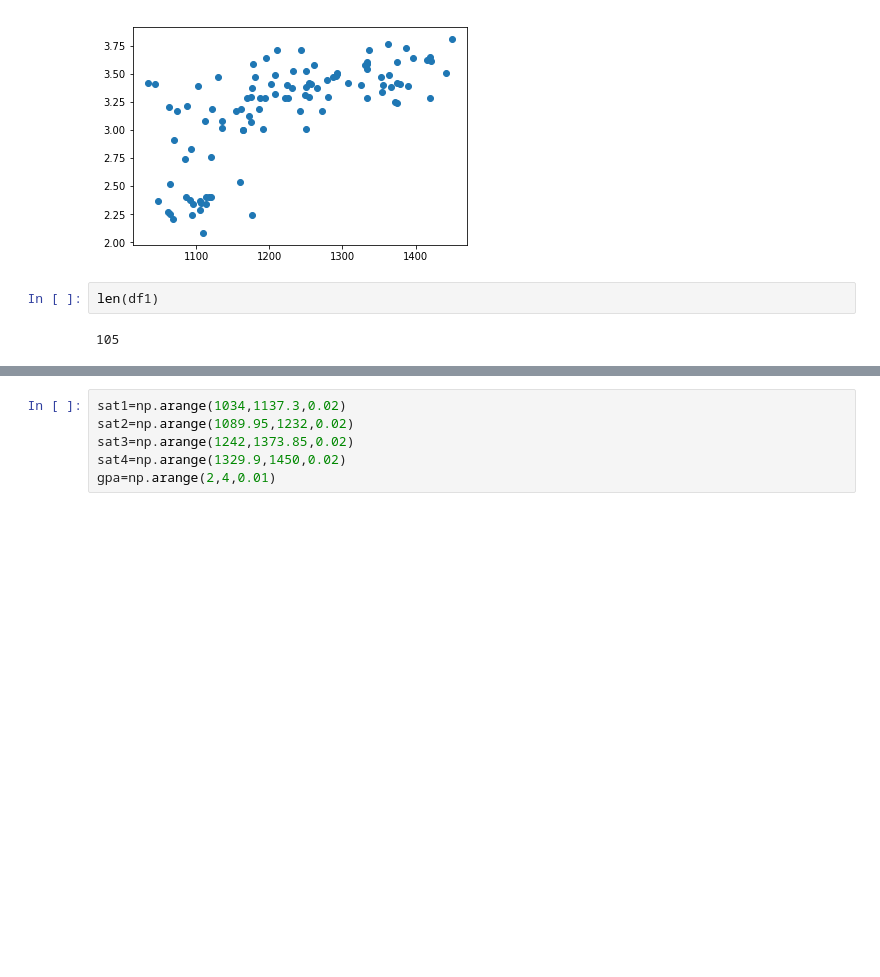
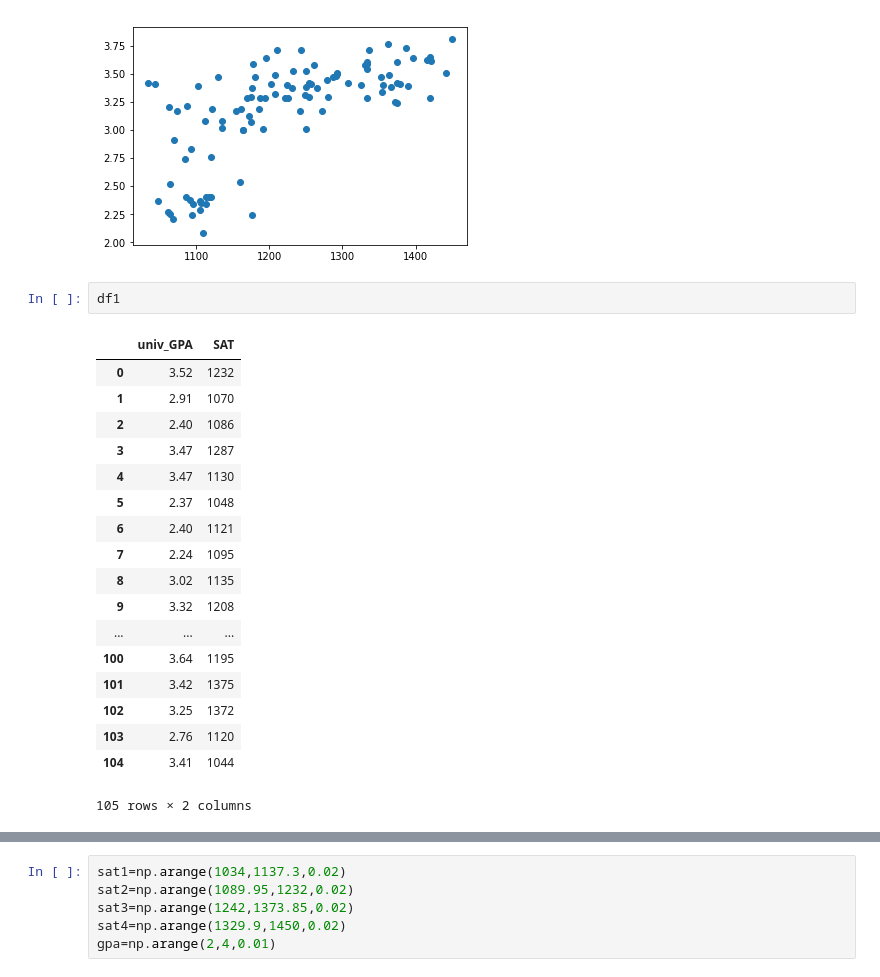
Before and after one commit to Serena-Xu/F-means, a Jupyter notebook: Research/Research.ipynb, the cells around one changed output, grey strips where cells are left out. Saved outputs shown, nothing was run; the diff lists cells and outputs as text; blank space fills up the shorter version.

```diff
--- a/Research/Research.ipynb
+++ b/Research/Research.ipynb
@@ -19,10 +19,27 @@ plt.scatter(df1['SAT'],df1['univ_GPA'])
 # %% [output]
 <matplotlib.collections.PathCollection at 0x...>
 [figure]
-# %%
-len(df1)
-# %% [output]
-105
+# %%
+df1
+# %% [output]
+|  | univ_GPA | SAT |
+| 0 | 3.52 | 1232 |
+| 1 | 2.91 | 1070 |
+| 2 | 2.40 | 1086 |
+| 3 | 3.47 | 1287 |
+| 4 | 3.47 | 1130 |
+| 5 | 2.37 | 1048 |
+| 6 | 2.40 | 1121 |
+| 7 | 2.24 | 1095 |
+| 8 | 3.02 | 1135 |
+| 9 | 3.32 | 1208 |
+| ... | ... | ... |
+| 100 | 3.64 | 1195 |
+| 101 | 3.42 | 1375 |
+| 102 | 3.25 | 1372 |
+| 103 | 2.76 | 1120 |
+| 104 | 3.41 | 1044 |
+105 rows × 2 columns
 # %%
 kmeans = KMeans(n_clusters=2,init='k-means++',max_iter=300, tol=0.0001).fit(df1)
 classier=kmeans.labels_
```
Also changed, not shown: parts of 12 cells of this notebook.
